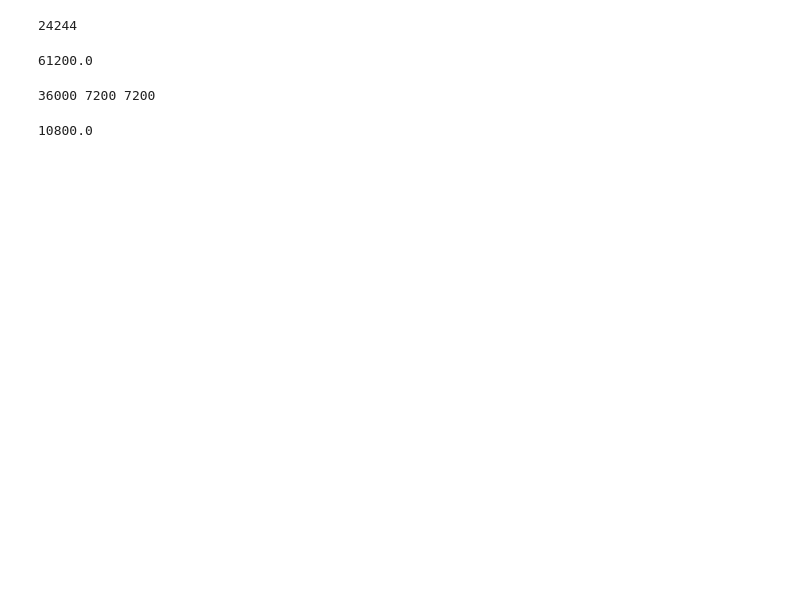
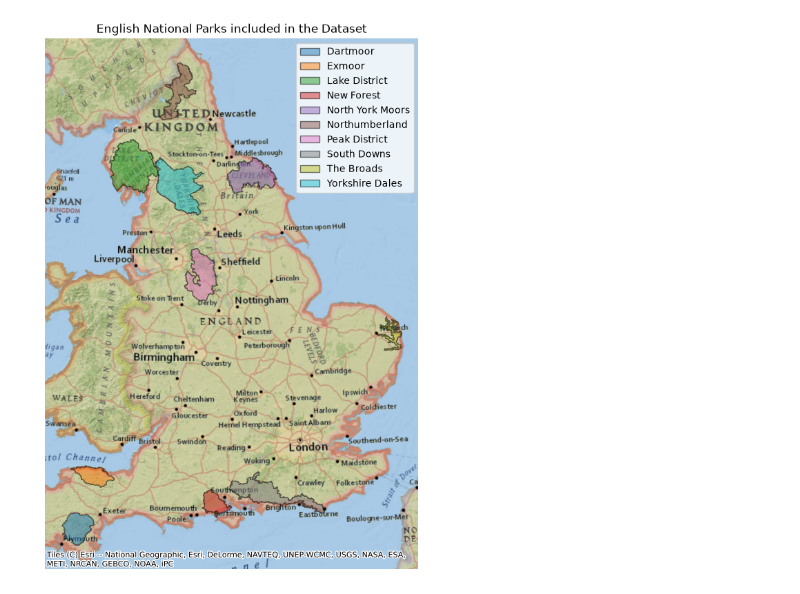
Before and after one commit to aaronoisin/ds2026, a Jupyter notebook: project/notebook.ipynb, the cells around one changed output. Saved outputs shown, nothing was run; the diff lists cells and outputs as text; code cells hidden in the pictures; blank space fills up the shorter version.

```diff
--- a/project/notebook.ipynb
+++ b/project/notebook.ipynb
@@ -5,20 +18,20 @@ import pandas as pd
-# %%
-17450-13206+20000
-# %% [output]
-24244
-# %%
-gross = (34000*0.6)*3
-gross
-# %% [output]
-61200.0
-# %%
-rent = (1000*12)*3
-food = (200*12)*3
-cost = (200*12)*3
-print(rent,food,cost)
-# %% [output]
-36000 7200 7200
-# %%
-gross - rent - food - cost
-# %% [output]
-10800.0
+# %%
+national_parks = gpd.read_file('data/National_Parks_England_6904927081194970581.gpkg')
+
+def tidy_text(s):
+    return s.astype('string').str.strip().str.title()
+
+national_parks['NAME'] = tidy_text(national_parks['NAME'])
+
+ax = national_parks.plot(tiles="Esri.NatGeoWorldMap",
+                         edgecolor='black',
+                         alpha=0.5,
+                         figsize=(10,10),
+                         column='NAME',
+                         categorical=True,
+                         legend=True,
+                         legend_kwds={'loc':'upper right'},)
+ax.set_title('English National Parks included in the Dataset')
+ax.set_axis_off()
+# %% [output]
+[figure, added]
```
Also changed, not shown: parts of 7 cells of this notebook, 3 other files.
